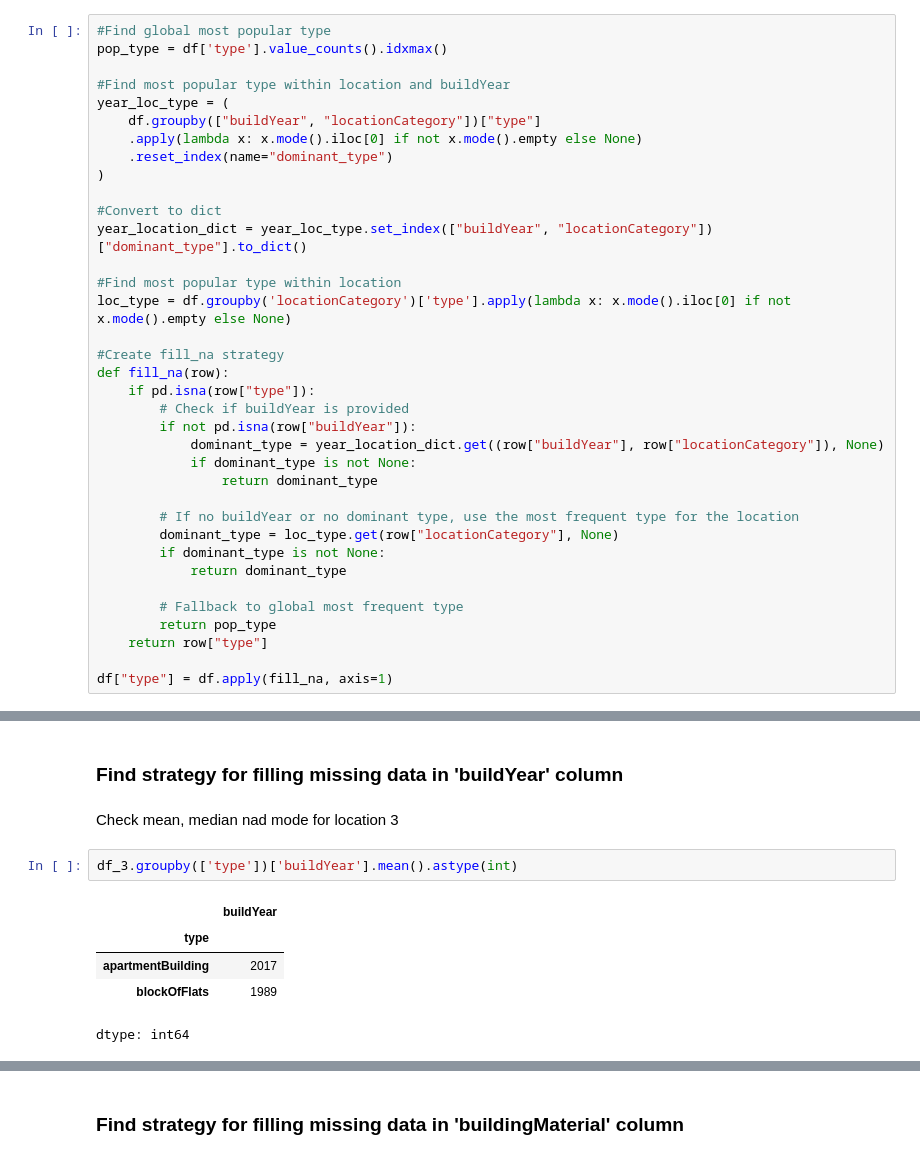
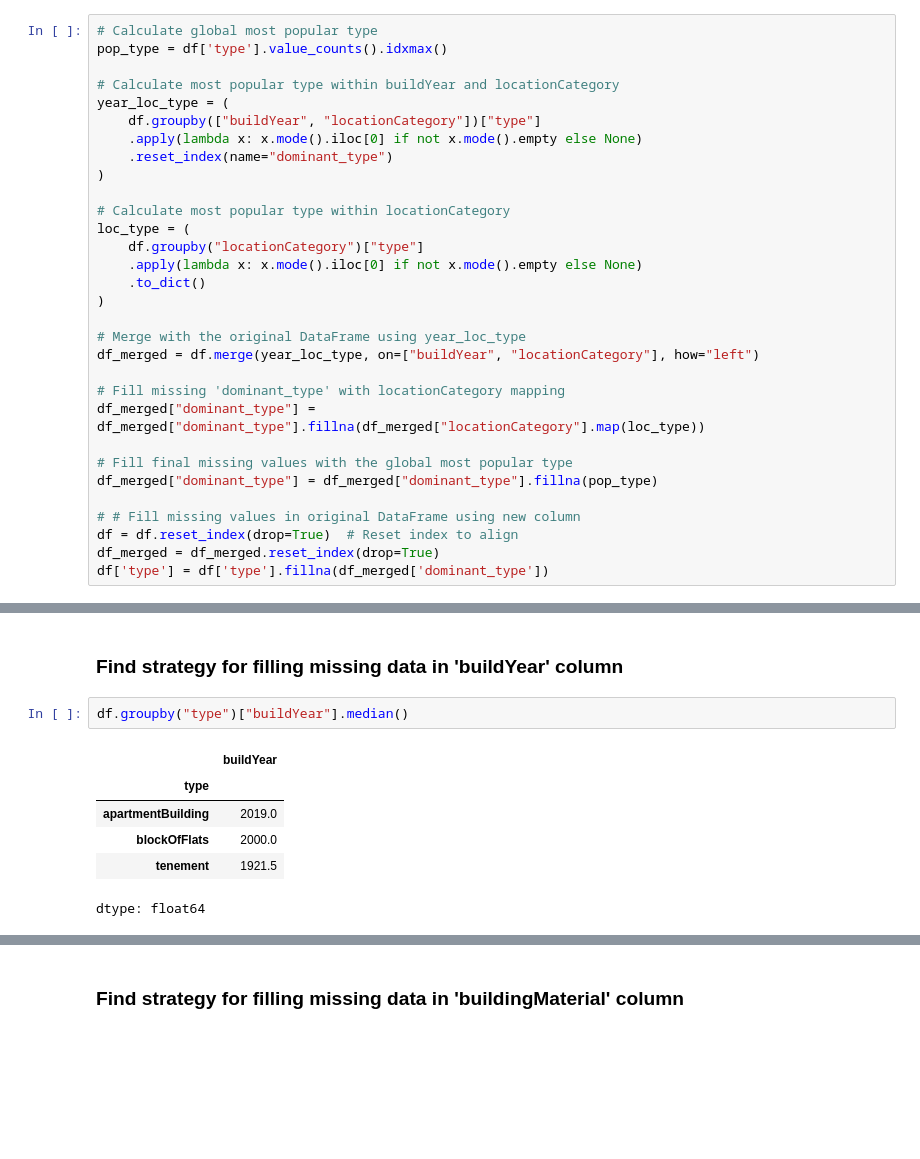
Before and after one commit to turekmagdalena/DataScienceProjects, a Jupyter notebook: Apartment_Prices_in_Poland/notebooks/1_data_and_feature_preparation.ipynb, the cells around one changed output, grey strips where cells are left out. Cells and saved outputs as stored; diff of their text form; blank space fills up the shorter version.

Commit message:
Simplified filling missing values for multiple columns.

```diff
--- a/Apartment_Prices_in_Poland/notebooks/1_data_and_feature_preparation.ipynb
+++ b/Apartment_Prices_in_Poland/notebooks/1_data_and_feature_preparation.ipynb
@@ -238,38 +246,33 @@ The strategy for filling Na in 'type' column will be:
 2. if the buildYear is provided then try to find building(s) with the same year and choose the most popular type among them
 3. if the buildYear is empty - find the most popular type in the same locationCategory. If there is not any dominant type, the one most popular in the whole data set will be chosen.
 # %%
-#Find global most popular type
+# Calculate global most popular type
 pop_type = df['type'].value_counts().idxmax()
 
-#Find most popular type within location and buildYear
+# Calculate most popular type within buildYear and locationCategory
 year_loc_type = (
     df.groupby(["buildYear", "locationCategory"])["type"]
     .apply(lambda x: x.mode().iloc[0] if not x.mode().empty else None)
     .reset_index(name="dominant_type")
 )
 
-#Convert to dict
-year_location_dict = year_loc_type.set_index(["buildYear", "locationCategory"])["dominant_type"].to_dict()
+# Calculate most popular type within locationCategory
+loc_type = (
+    df.groupby("locationCategory")["type"]
+    .apply(lambda x: x.mode().iloc[0] if not x.mode().empty else None)
+    .to_dict()
+)
 
-#Find most popular type within location
-loc_type = df.groupby('locationCategory')['type'].apply(lambda x: x.mode().iloc[0] if not x.mode().empty else None)
+# Merge with the original DataFrame using year_loc_type
+df_merged = df.merge(year_loc_type, on=["buildYear", "locationCategory"], how="left")
 
-#Create fill_na strategy
-def fill_na(row):
-    if pd.isna(row["type"]):
-        # Check if buildYear is provided
-        if not pd.isna(row["buildYear"]):
-            dominant_type = year_location_dict.get((row["buildYear"], row["locationCategory"]), None)
-            if dominant_type is not None:
-                return dominant_type
+# Fill missing 'dominant_type' with locationCategory mapping
+df_merged["dominant_type"] = df_merged["dominant_type"].fillna(df_merged["locationCategory"].map(loc_type))
 
-        # If no buildYear or no dominant type, use the most frequent type for the location
-        dominant_type = loc_type.get(row["locationCategory"], None)
-        if dominant_type is not None:
-            return dominant_type
+# Fill final missing values with the global most popular type
+df_merged["dominant_type"] = df_merged["dominant_type"].fillna(pop_type)
 
-        # Fallback to global most frequent type
-        return pop_type
-    return row["type"]
-
-df["type"] = df.apply(fill_na, axis=1)
+# # Fill missing values in original DataFrame using new column
+df = df.reset_index(drop=True)  # Reset index to align
+df_merged = df_merged.reset_index(drop=True)
+df['type'] = df['type'].fillna(df_merged['dominant_type'])
@@ -291,12 +279,11 @@ df.head(10)
 # %% [markdown]
 ### Find strategy for filling missing data in 'buildYear' column
-# %% [markdown]
-Check mean, median nad mode for location 3
 # %%
-df_3.groupby(['type'])['buildYear'].mean().astype(int)
+df.groupby("type")["buildYear"].median()
 # %% [output]
 |  | buildYear |
 | type |  |
-| apartmentBuilding | 2017 |
-| blockOfFlats | 1989 |
+| apartmentBuilding | 2019.0 |
+| blockOfFlats | 2000.0 |
+| tenement | 1921.5 |
-dtype: int64
+dtype: float64
```
Also changed, not shown: parts of 74 cells of this notebook.
